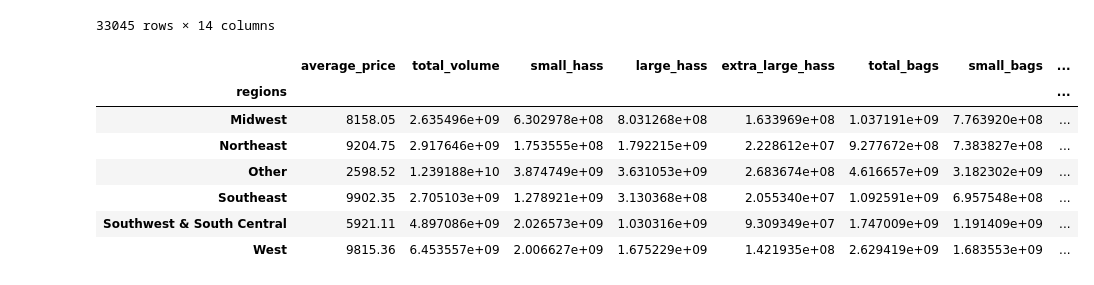
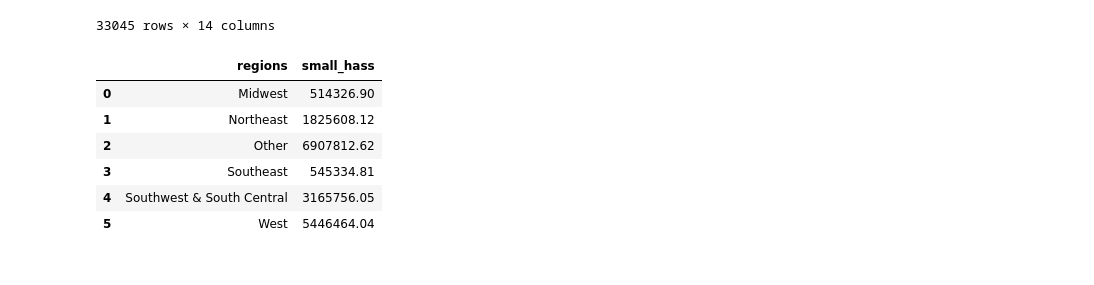
Before and after one commit to EthanSchultz49/GSB-544, a Jupyter notebook: Week_2/Lab2.ipynb, the cells around one changed output. Cells and saved outputs as stored; diff of their text form; code cells hidden in the pictures.

```diff
--- a/Week_2/Lab2.ipynb
+++ b/Week_2/Lab2.ipynb
@@ -67,13 +67,14 @@ data2
 33045 rows × 14 columns
 # %%
 #3
-data2.groupby('regions').sum('small_hass')
+year2017 = data2[(data2['year'] == 2017) & (data2['type'] == 'organic')]
+small_hass = year2017.groupby('regions')['small_hass'].sum().reset_index()
+small_hass
 # %% [output]
-|  | average_price | total_volume | small_hass | large_hass | extra_large_hass | total_bags | small_bags | ... |
-| regions |  |  |  |  |  |  |  | ... |
-| Midwest | 8158.05 | 2.635496e+09 | 6.302978e+08 | 8.031268e+08 | 1.633969e+08 | 1.037191e+09 | 7.763920e+08 | ... |
-| Northeast | 9204.75 | 2.917646e+09 | 1.753555e+08 | 1.792215e+09 | 2.228612e+07 | 9.277672e+08 | 7.383827e+08 | ... |
-| Other | 2598.52 | 1.239188e+10 | 3.874749e+09 | 3.631053e+09 | 2.683674e+08 | 4.616657e+09 | 3.182302e+09 | ... |
-| Southeast | 9902.35 | 2.705103e+09 | 1.278921e+09 | 3.130368e+08 | 2.055340e+07 | 1.092591e+09 | 6.957548e+08 | ... |
-| Southwest & South Central | 5921.11 | 4.897086e+09 | 2.026573e+09 | 1.030316e+09 | 9.309349e+07 | 1.747009e+09 | 1.191409e+09 | ... |
-| West | 9815.36 | 6.453557e+09 | 2.006627e+09 | 1.675229e+09 | 1.421935e+08 | 2.629419e+09 | 1.683553e+09 | ... |
+|  | regions | small_hass |
+| 0 | Midwest | 514326.90 |
+| 1 | Northeast | 1825608.12 |
+| 2 | Other | 6907812.62 |
+| 3 | Southeast | 545334.81 |
+| 4 | Southwest & South Central | 3165756.05 |
+| 5 | West | 5446464.04 |
```
Also changed, not shown: parts of 4 cells of this notebook.
